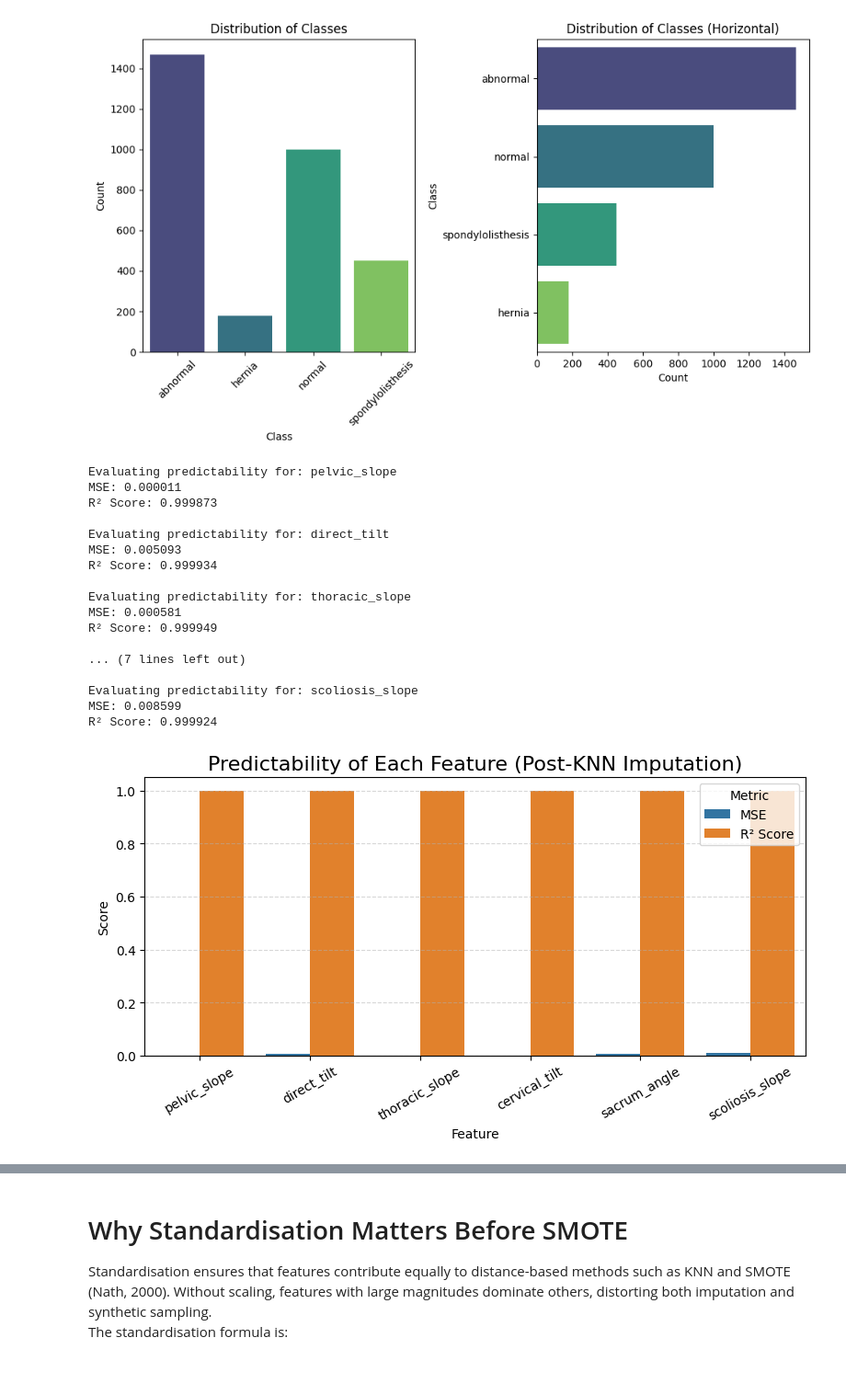
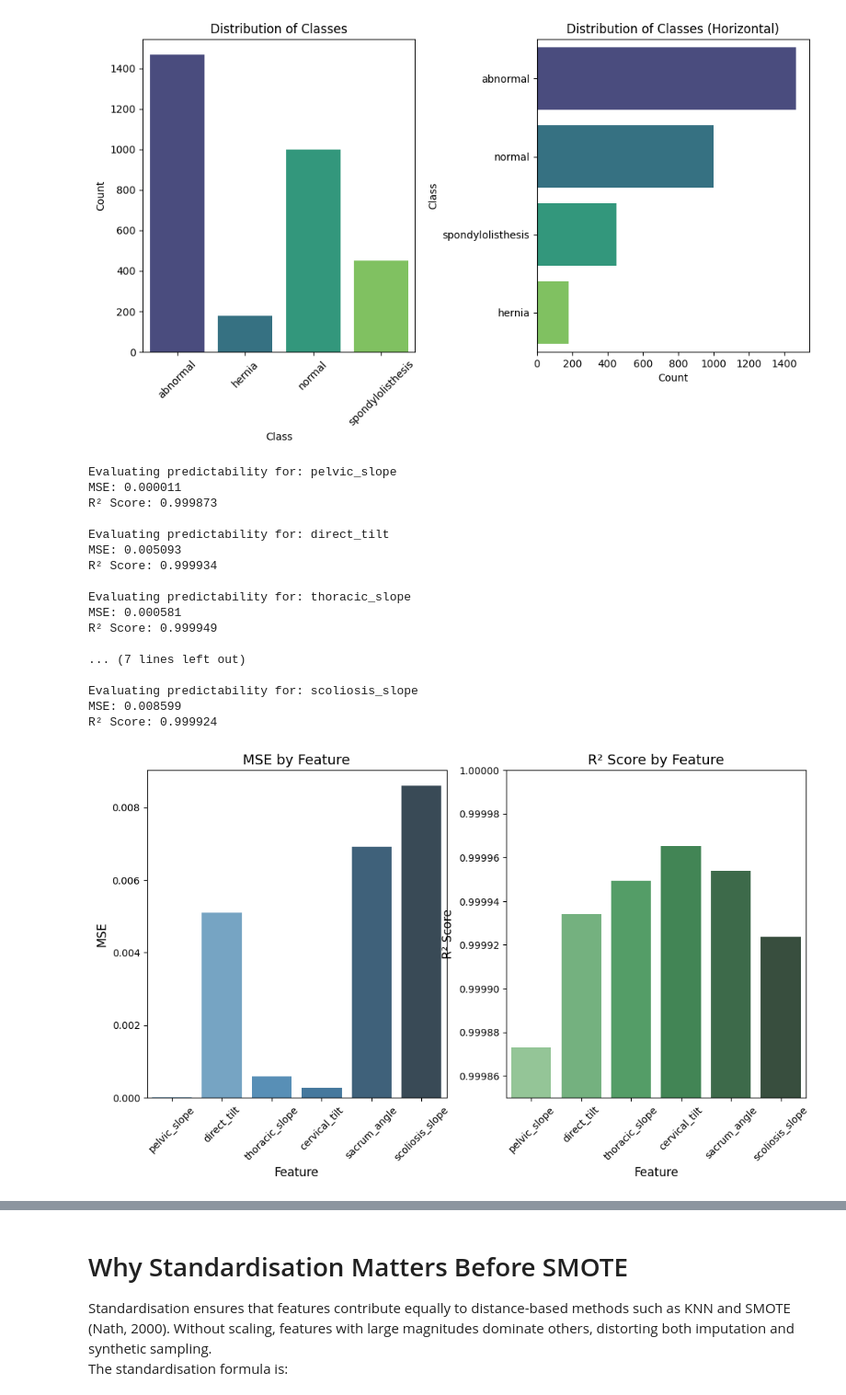
Before and after one commit to DSkilton/ML_Approaches_for_Predicting_Spinal_Disorders, a Jupyter notebook: main.ipynb, the cells around one changed output, grey strips where cells are left out. Shown at 92% size. Drawn from its saved outputs; the diff is of its cells as text; code cells hidden in the pictures; blank space fills up the shorter version.

```diff
--- a/main.ipynb
+++ b/main.ipynb
@@ -335,41 +355,50 @@ for target_column in IMPUTATION_COLUMNS:
     mse_scores[target_column] = mse
     r2_scores[target_column] = r2
 
 # Create dataframe for plotting
 results_df = pd.DataFrame({
     'Feature': list(mse_scores.keys()),
     'MSE': list(mse_scores.values()),
     'R² Score': list(r2_scores.values())
 })
 
-# Dataframe for seaborn barplot
-results_melted = results_df.melt(id_vars='Feature', var_name='Metric', value_name='Score')
+# subplot
+fig, axes = plt.subplots(1, 2, figsize=(12, 6), sharey=False)
 
-# Plot
-plt.figure(figsize=(8, 4))
-sns.barplot(data=results_melted, x='Feature', y='Score', hue='Metric')
-plt.title('Predictability of Each Feature (Post-KNN Imputation)', fontsize=16)
-plt.ylabel('Score')
-plt.tight_layout()
-plt.grid(axis='y', linestyle='--', alpha=0.5)
-plt.xticks(rotation=30)
+# left plot: MSE
+sns.barplot(data=results_df, x='Feature', y='MSE', palette="Blues_d", ax=axes[0])
+axes[0].set_title("MSE by Feature", fontsize=14)
+axes[0].set_xlabel("Feature", fontsize=12)
+axes[0].set_ylabel("MSE", fontsize=12)
+axes[0].tick_params(axis='x', rotation=45)
+
+# right plot: R² Score
+sns.barplot(data=results_df, x="Feature", y="R² Score", palette="Greens_d", ax=axes[1])
+axes[1].set_title("R² Score by Feature", fontsize=14)
+axes[1].set_xlabel("Feature", fontsize=12)
+axes[1].set_ylabel("R² Score", fontsize=12)
+axes[1].tick_params(axis='x', rotation=45)
+axes[1].set_ylim(0.99985, 1.00000)
+# axes[1].set_yticks(np.arange(0.99985, 1.00001, 6))
+
+plt.tight_layout
 plt.show()
 # %% [output]
 Evaluating predictability for: pelvic_slope
 MSE: 0.000011
 R² Score: 0.999873
 
 Evaluating predictability for: direct_tilt
 MSE: 0.005093
 R² Score: 0.999934
 
 Evaluating predictability for: thoracic_slope
 MSE: 0.000581
 R² Score: 0.999949
 
 ... (7 lines left out)
 
 Evaluating predictability for: scoliosis_slope
 MSE: 0.008599
 R² Score: 0.999924
-[figure, old version]
+[figure, new version]
```
Also changed, not shown: parts of 43 cells of this notebook.
